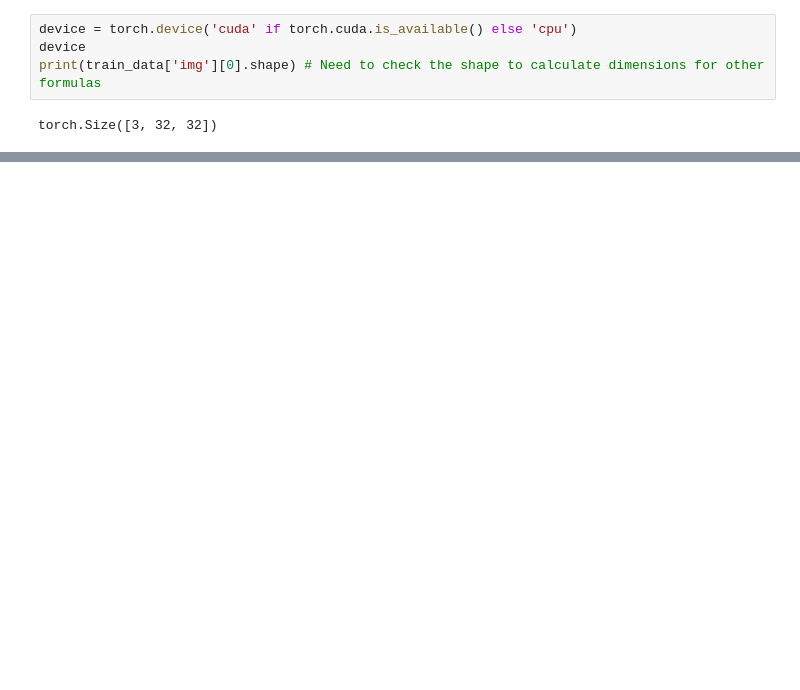
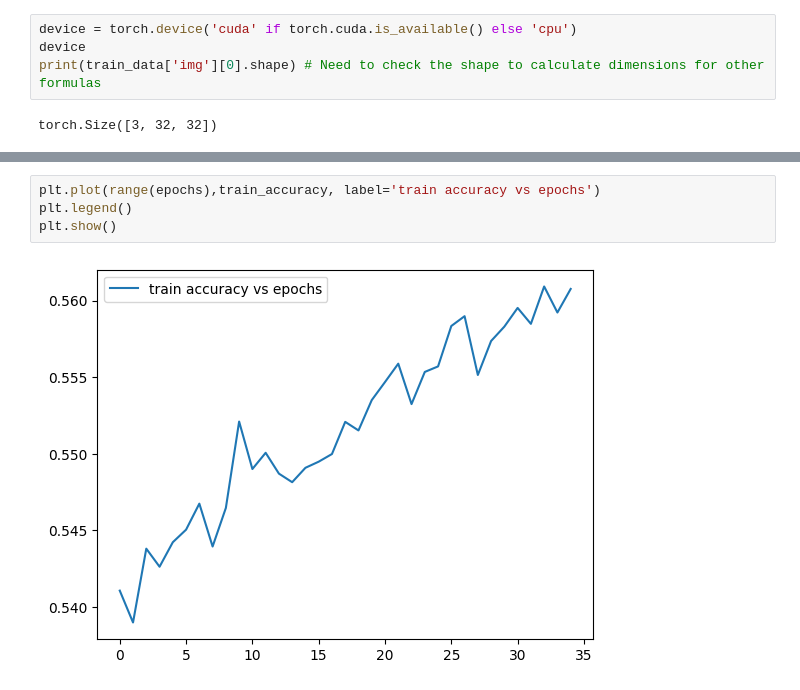
Before and after one commit to ashkew2202/CCAI, a Jupyter notebook: imagePredictor.ipynb, the cells around one changed output, grey strips where cells are left out. Drawn from its saved outputs; the diff is of its cells as text; blank space fills up the shorter version.

```diff
--- a/imagePredictor.ipynb
+++ b/imagePredictor.ipynb
@@ -156,0 +238,6 @@ KeyboardInterrupt:
+# %%
+plt.plot(range(epochs),train_accuracy, label='train accuracy vs epochs')
+plt.legend()
+plt.show()
+# %% [output]
+[figure, added]
```
Also changed, not shown: parts of 13 cells of this notebook, 1 other file.
